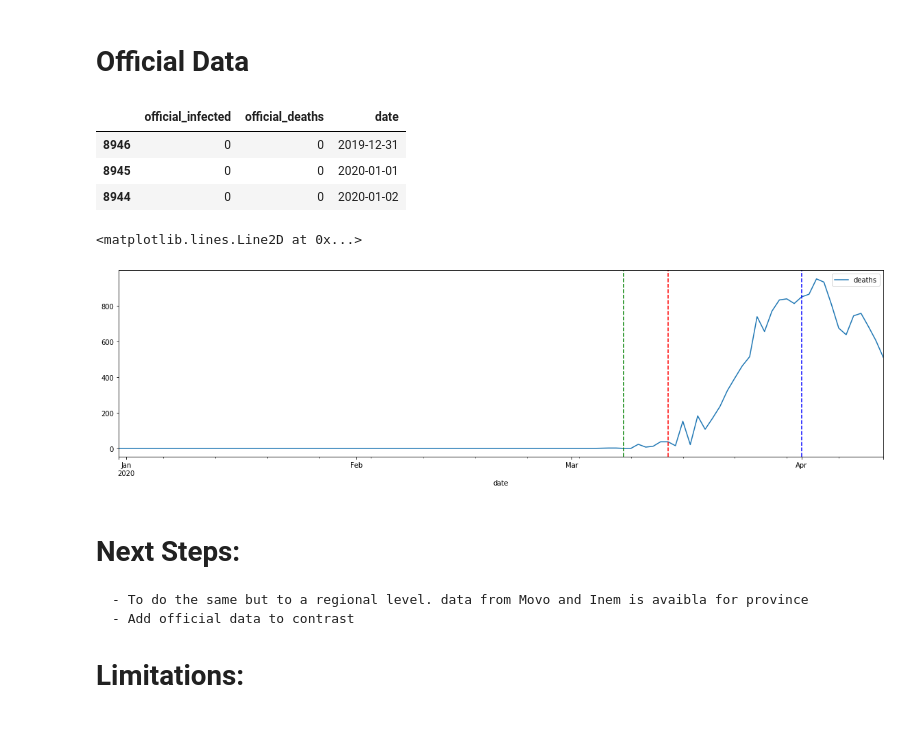
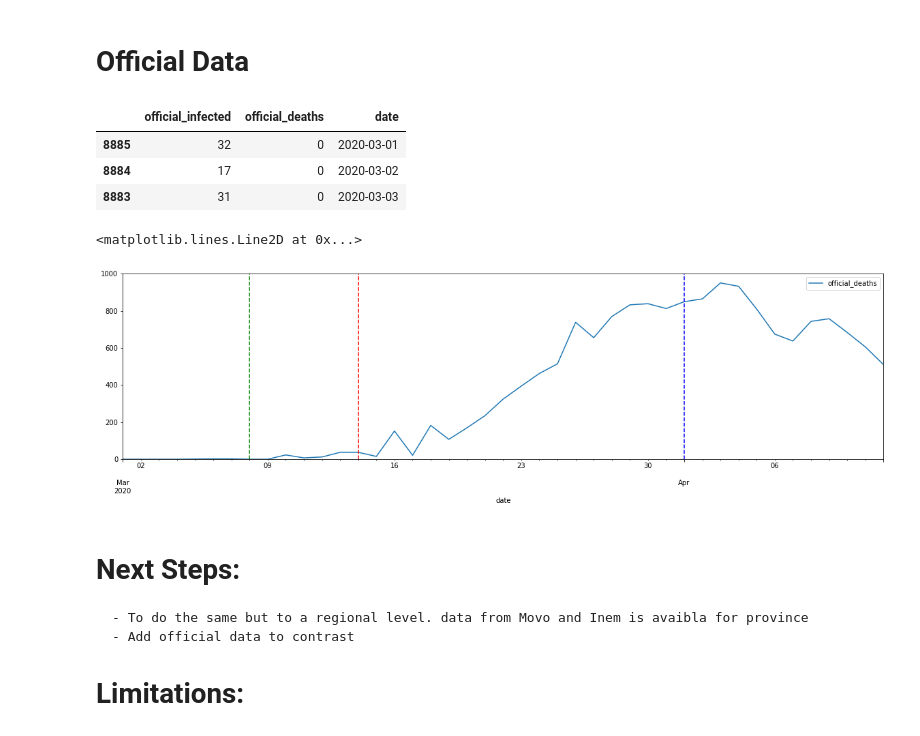
Before and after one commit to camorales197/Real_Numbers_Spain_Covid19, a Jupyter notebook: exploring_spanish_deaths.ipynb, the cells around one changed output. Saved outputs shown, nothing was run; the diff lists cells and outputs as text; code cells hidden in the pictures.

```diff
--- a/exploring_spanish_deaths.ipynb
+++ b/exploring_spanish_deaths.ipynb
@@ -184,21 +187,22 @@ official_data.drop(columns=["countryterritoryCode", "popData2018","dateRep", "da
 official_data.rename(columns={"deaths": "official_deaths", "cases": "official_infected"}, inplace=True)
 
 official_data.sort_values(by="date", inplace=True)
+official_data = official_data[official_data["date"] > "2020-02-29"]
 official_data.head(3)
 # %% [output]
 |  | official_infected | official_deaths | date |
-| 8946 | 0 | 0 | 2019-12-31 |
-| 8945 | 0 | 0 | 2020-01-01 |
-| 8944 | 0 | 0 | 2020-01-02 |
+| 8885 | 32 | 0 | 2020-03-01 |
+| 8884 | 17 | 0 | 2020-03-02 |
+| 8883 | 31 | 0 | 2020-03-03 |
 # %%
 
-ax = official_data.plot(x="date", y= ["deaths"], figsize=(20,5))
+ax = official_data.plot(x="date", y= ["official_deaths"], figsize=(20,5), ylim=(0,1000))
 ax.axvline(confinement_date, color='red', linestyle='--') # red line for the beginning of the confinement
 ax.axvline(eighteen_days_after_confinement, color='b', linestyle='--') # blue line for the beginning of the effects from the confinement
 ax.axvline(march_8, color='g', linestyle='--') # blue line for the beginning of the effects from the confinement
 # %% [output]
 <matplotlib.lines.Line2D at 0x...>
-[figure, old version]
+[figure, new version]
 # %% [markdown]
 # Next Steps:
     - To do the same but to a regional level. data from Movo and Inem is avaibla for province
```
Also changed, not shown: parts of 4 cells of this notebook, 2 other files.
